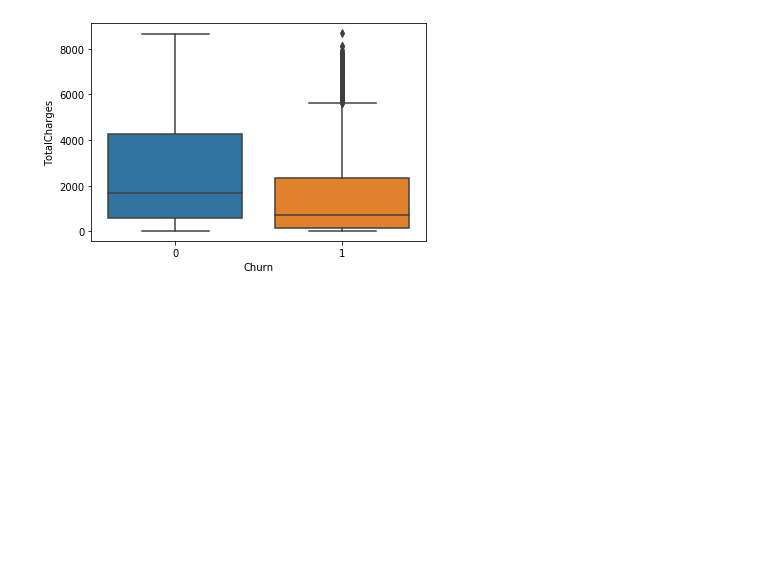
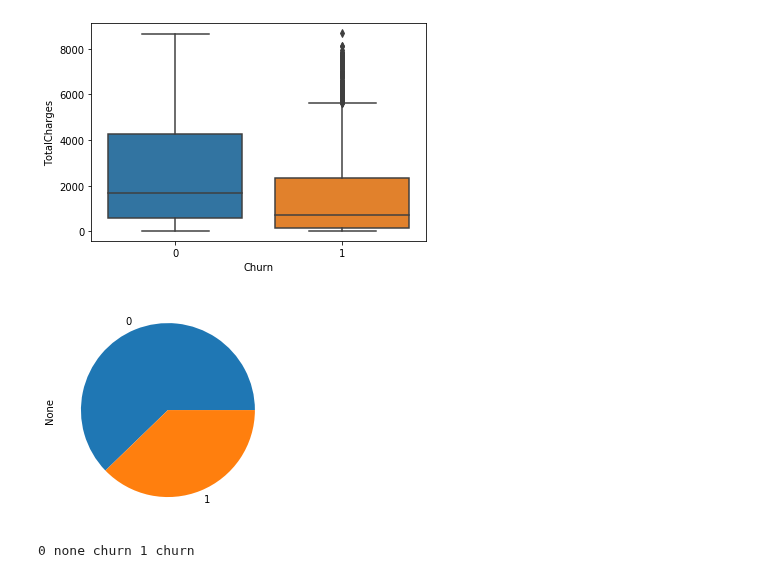
Before and after one commit to Andru-1987/python-deep-learning, a Jupyter notebook: Logistic Regression Telco customer churn.ipynb, the cells around one changed output. Drawn from its saved outputs; the diff is of its cells as text; code cells hidden in the pictures; blank space fills up the shorter version.

```diff
--- a/Logistic Regression Telco customer churn.ipynb
+++ b/Logistic Regression Telco customer churn.ipynb
@@ -76,7 +79,7 @@ df['Contract']=df['Contract'].astype('category').cat.codes
 df['PaperlessBilling']=df['PaperlessBilling'].astype('category').cat.codes
 df['PaymentMethod']=df['PaymentMethod'].astype('category').cat.codes
 
-df = boxcox(df, 0)
+#df = boxcox(df, 0)
 #print(df.head())
 # %% [output]
 Index(['customerID', 'gender', 'SeniorCitizen', 'Partner', 'Dependents',
@@ -202,7 +204,7 @@ plt.show()
 [figure]
 # %%
 X_train, X_test, y_train, y_test = train_test_split(X, y, test_size = .33, stratify = y, random_state = 42)
-lr = LogisticRegression(verbose = 3, warm_start = True)
+lr = LogisticRegression(C=100, verbose = 3, warm_start = True)
 lr.fit(X_train, y_train)
 # %% [output]
 [LibLinear]
@@ -329,3 +342,19 @@ plt.show()
 # %% [output]
 [figure]
 [figure]
+# %%
+dt= DecisionTreeClassifier(max_depth=2, random_state=1)
+
+dt.fit(X_train, y_train)
+
+y_pred= dt.predict(X_test)
+accuracy_score(y_test, y_pred)
+
+buffer=pd.Series(y_pred)
+buffer.value_counts().plot(kind='pie')
+plt.show()
+
+print("0 none churn 1 churn")
+# %% [output]
+[figure, added]
+0 none churn 1 churn
```
Also changed, not shown: parts of 4 cells of this notebook.
